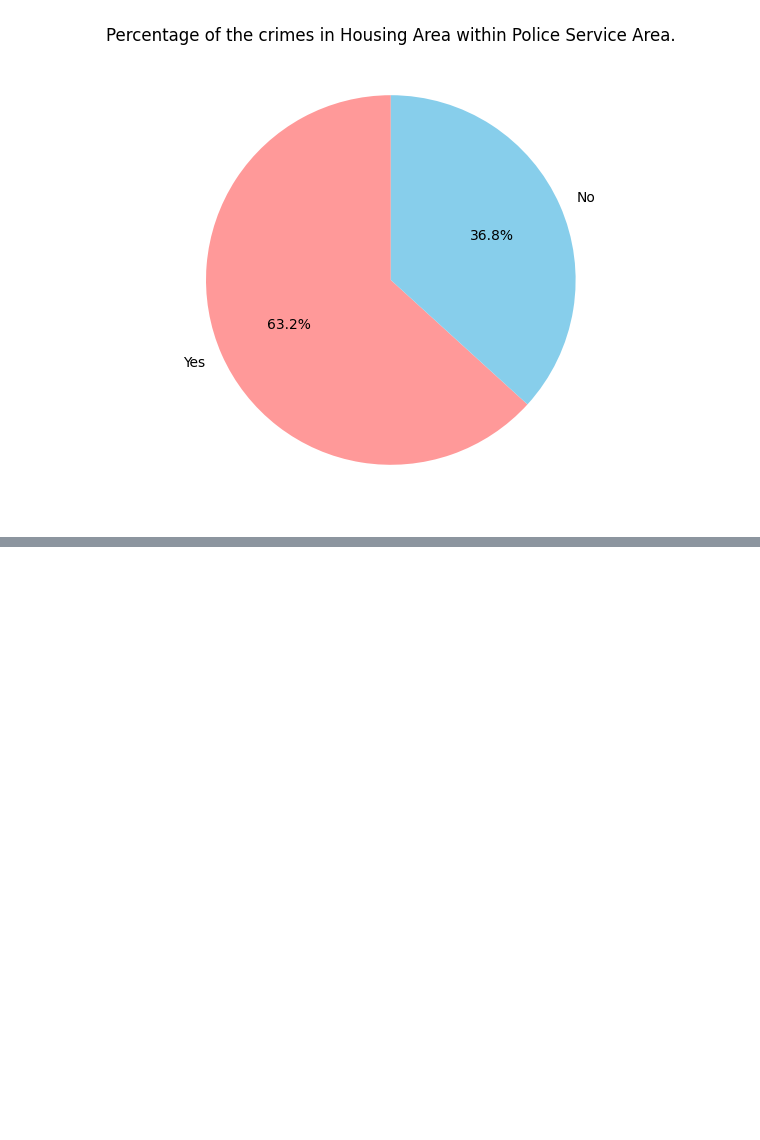
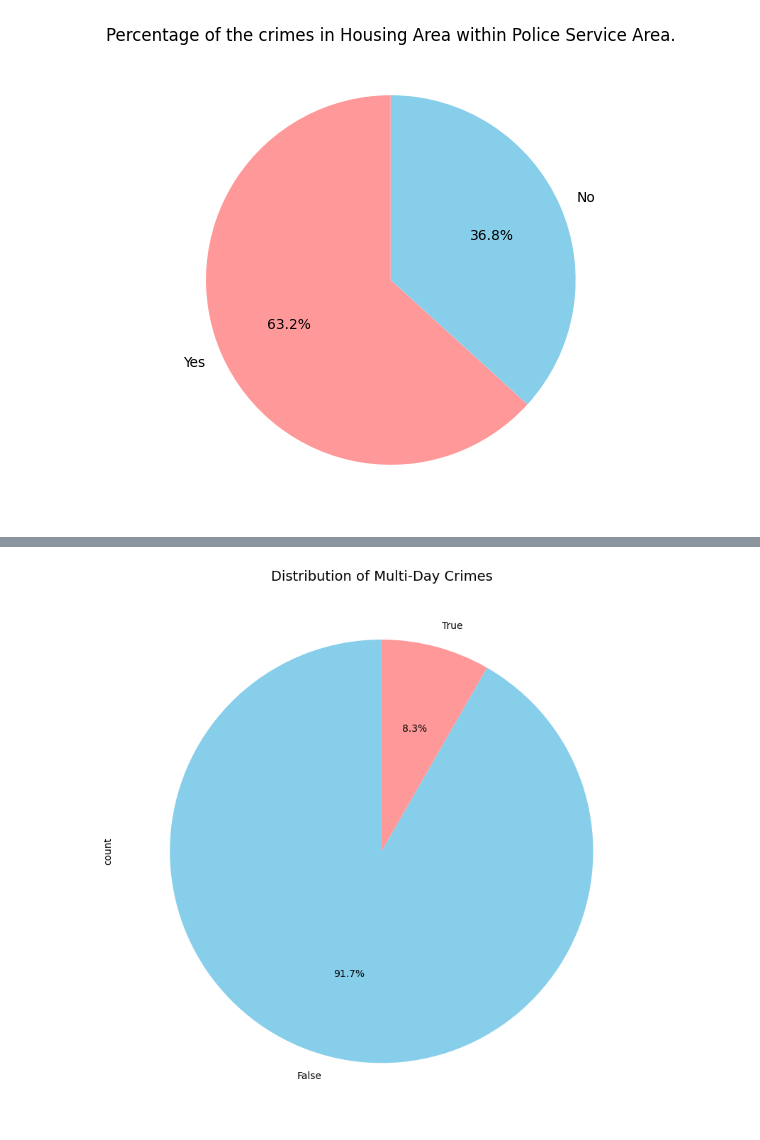
Before and after one commit to amenallahbenothmen/NYC_Crime_Complaint_Prediction, a Jupyter notebook: notebooks/Data_Cleaning.ipynb, the cells around one changed output, grey strips where cells are left out. Saved outputs shown, nothing was run; the diff lists cells and outputs as text; code cells hidden in the pictures; blank space fills up the shorter version.

```diff
--- a/Data_Cleaning.ipynb
+++ b/notebooks/Data_Cleaning.ipynb
@@ -726,0 +856,17 @@ plt.show()
+# %%
+multi_day_counts = df['Is_Multi_Day'].value_counts()
+colors = ['#87CEEB', '#FF9999']
+
+plt.figure(figsize=(8, 8))
+multi_day_counts.plot.pie(
+    autopct='%1.1f%%',
+    startangle=90,
+    colors=colors,
+    legend=False
+)
+
+plt.title('Distribution of Multi-Day Crimes', fontsize=14)
+plt.tight_layout()
+plt.show()
+# %% [output]
+[figure, added]
```
Also changed, not shown: parts of 21 cells of this notebook, 2 other files.
